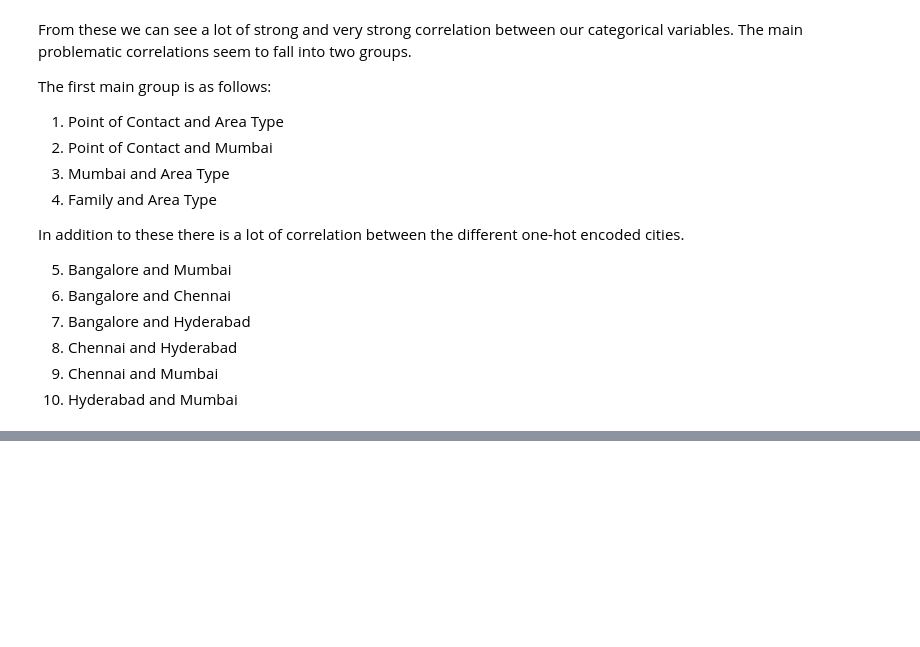
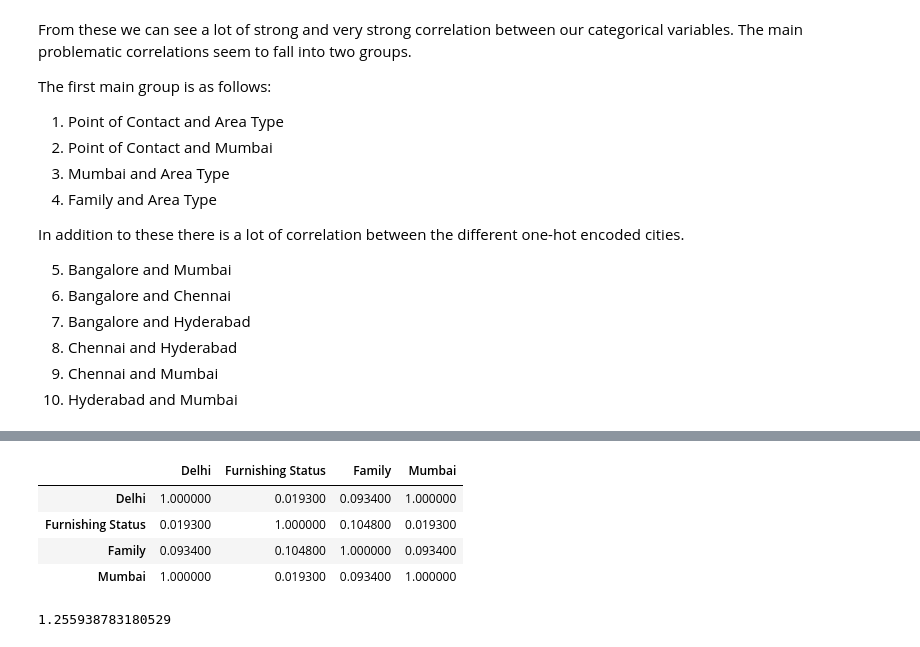
Before and after one commit to Rainmaker519/Housing_Price_Prediction, a Jupyter notebook: building_model_for_deploy_test.ipynb, the cells around one changed output, grey strips where cells are left out. Saved outputs shown, nothing was run; the diff lists cells and outputs as text; code cells hidden in the pictures; blank space fills up the shorter version.

```diff
--- a/building_model_for_deploy_test.ipynb
+++ b/building_model_for_deploy_test.ipynb
@@ -1837,0 +1894,15 @@ In addition to these there is a lot of correlation between the different one-hot
+# %%
+result = getCatCorrelation(data)
+corr_strength = catCorrMatrix(result)
+display(corr_strength.style.apply(highlightS,color="green"))
+# %% [output]
+|  | Delhi | Furnishing Status | Family | Mumbai |
+| Delhi | 1.000000 | 0.019300 | 0.093400 | 1.000000 |
+| Furnishing Status | 0.019300 | 1.000000 | 0.104800 | 0.019300 |
+| Family | 0.093400 | 0.104800 | 1.000000 | 0.093400 |
+| Mumbai | 1.000000 | 0.019300 | 0.093400 | 1.000000 |
+# %%
+resids = get_residuals(data,LinearRegression(),False)
+durbin_watson(resids)
+# %% [output]
+1.255938783180529
```
Also changed, not shown: parts of 29 cells of this notebook.
